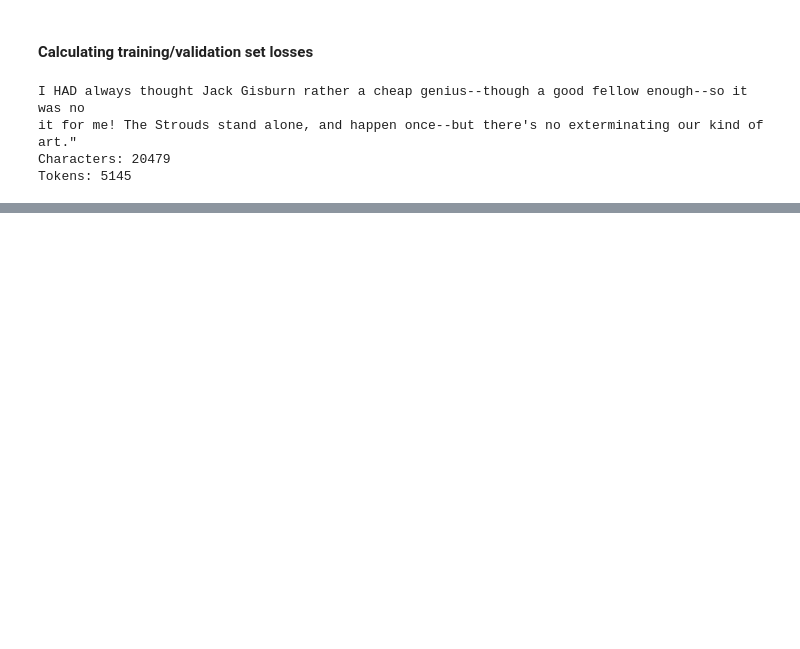
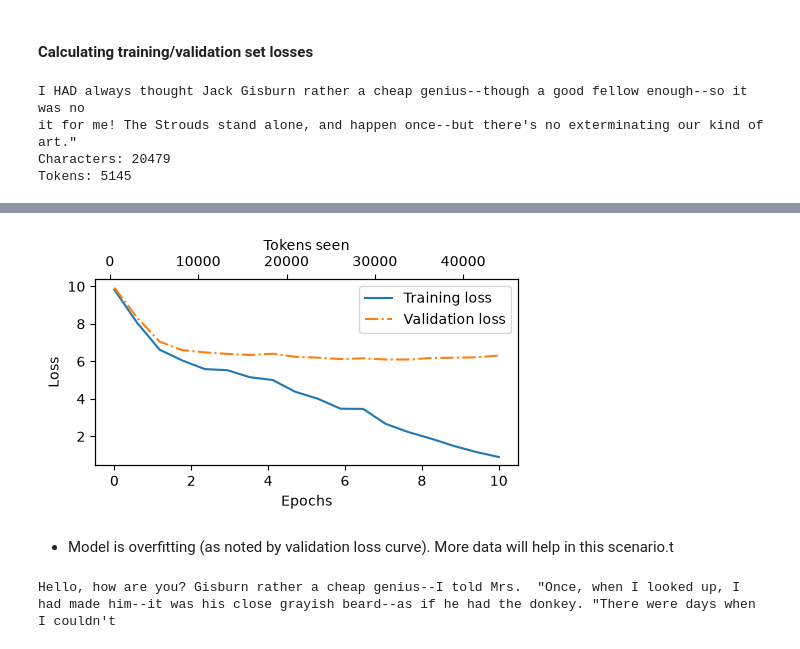
Before and after one commit to ThanhL/udlbook-learn, a Jupyter notebook: Notebooks/_extra/gpt/gpt-model-training.ipynb, the cells around one changed output, grey strips where cells are left out. Saved outputs shown, nothing was run; the diff lists cells and outputs as text; code cells hidden in the pictures; blank space fills up the shorter version.

```diff
--- a/Notebooks/_extra/gpt/gpt-model-training.ipynb
+++ b/Notebooks/_extra/gpt/gpt-model-training.ipynb
@@ -157,7 +157,7 @@ class MultiHeadAttention(nn.Module):
 class TransformerBlock(nn.Module):
     def __init__(self, cfg):
         super().__init__()
-        self.atn = MultiHeadAttention(
+        self.att = MultiHeadAttention(
             d_in=cfg["emb_dim"],
             d_out=cfg["emb_dim"],
             context_length=cfg["context_length"],
@@ -173,7 +173,7 @@ class TransformerBlock(nn.Module):
     def forward(self, x):
         shortcut = x
         x = self.norm1(x)
-        x = self.atn(x)
+        x = self.att(x)
         x = self.dropout_shortcut(x)
         x = x + shortcut
 
@@ -497,0 +699,39 @@ val_loader = create_dataloader_v1(
+# %%
+import matplotlib.pyplot as plt
+from matplotlib.ticker import MaxNLocator
+
+
+def plot_losses(epochs_seen, tokens_seen, train_losses, val_losses):
+    fig, ax1 = plt.subplots(figsize=(5, 3))
+
+    # Plot training and validation loss against epochs
+    ax1.plot(epochs_seen, train_losses, label="Training loss")
+    ax1.plot(epochs_seen, val_losses, linestyle="-.", label="Validation loss")
+    ax1.set_xlabel("Epochs")
+    ax1.set_ylabel("Loss")
+    ax1.legend(loc="upper right")
+    ax1.xaxis.set_major_locator(MaxNLocator(integer=True))  # only show integer labels on x-axis
+
+    # Create a second x-axis for tokens seen
+    ax2 = ax1.twiny()  # Create a second x-axis that shares the same y-axis
+    ax2.plot(tokens_seen, train_losses, alpha=0)  # Invisible plot for aligning ticks
+    ax2.set_xlabel("Tokens seen")
+
+    fig.tight_layout()  # Adjust layout to make room
+    plt.savefig("loss-plot.pdf")
+    plt.show()
+
+epochs_tensor = torch.linspace(0, num_epochs, len(train_losses))
+plot_losses(epochs_tensor, tokens_seen, train_losses, val_losses)
+# %% [output]
+[figure, added]
+# %% [markdown]
+- Model is overfitting (as noted by validation loss curve). More data will help in this scenario.t
+# %%
+start_context = "Hello, how are you?"
+
+generate_and_print_sample(
+    model, tokenizer, device, start_context
+)
+# %% [output]
+Hello, how are you? Gisburn rather a cheap genius--I told Mrs.  "Once, when I looked up, I had made him--it was his close grayish beard--as if he had the donkey. "There were days when I couldn't
```
Also changed, not shown: parts of 46 cells of this notebook, 22 other files.
